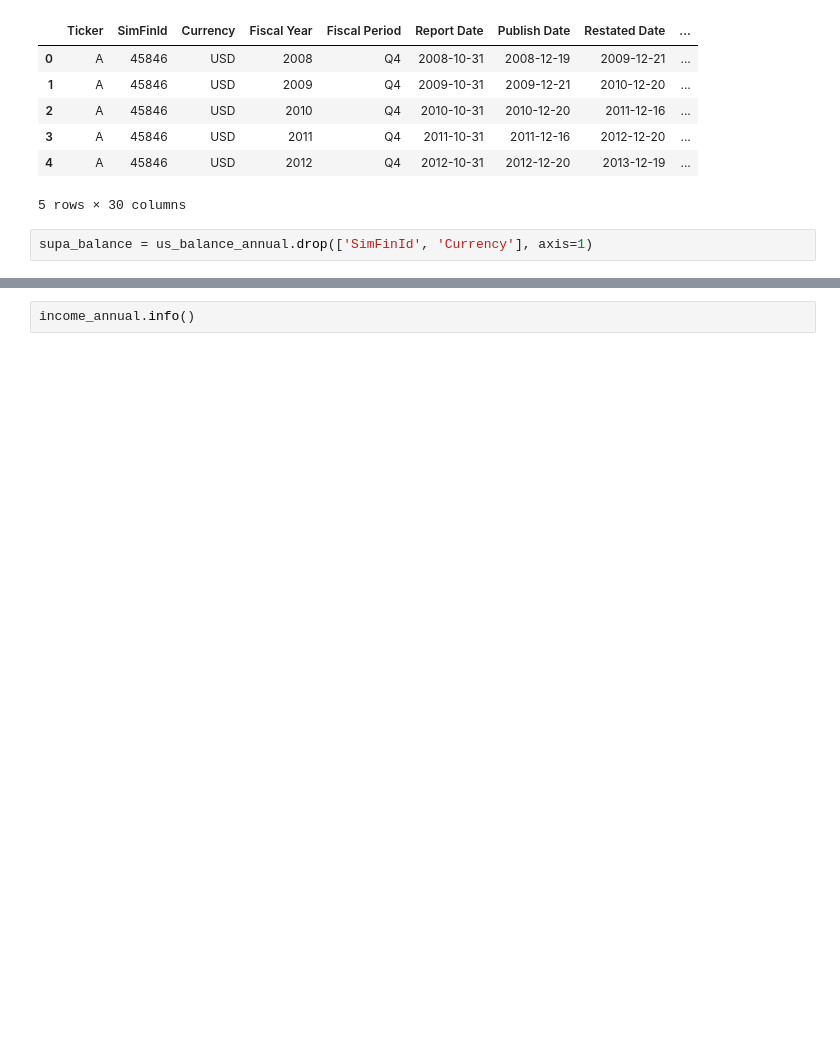
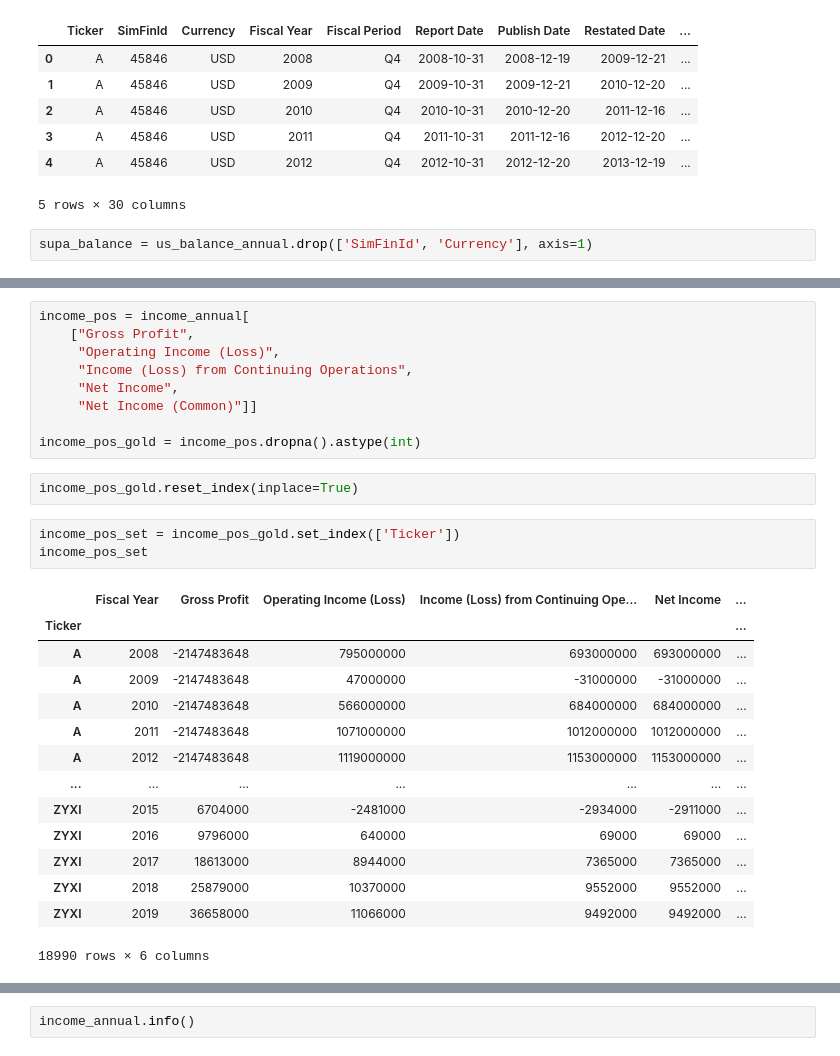
Before and after one commit to MuayThaiLegz/ScientificMethod_ForInvesting-, a Jupyter notebook: barrnun.ipynb, the cells around one changed output, grey strips where cells are left out. Drawn from its saved outputs; the diff is of its cells as text; blank space fills up the shorter version.

```diff
--- a/barrnun.ipynb
+++ b/barrnun.ipynb
@@ -232,0 +394,29 @@ NameError: name 'assess_NA' is not defined
+# %%
+income_pos = income_annual[
+    ["Gross Profit",
+     "Operating Income (Loss)",
+     "Income (Loss) from Continuing Operations",
+     "Net Income",
+     "Net Income (Common)"]]
+
+income_pos_gold = income_pos.dropna().astype(int)
+# %%
+income_pos_gold.reset_index(inplace=True)
+# %%
+income_pos_set = income_pos_gold.set_index(['Ticker'])
+income_pos_set
+# %% [output]
+|  | Fiscal Year | Gross Profit | Operating Income (Loss) | Income (Loss) from Continuing Ope... | Net Income | ... |
+| Ticker |  |  |  |  |  | ... |
+| A | 2008 | -2147483648 | 795000000 | 693000000 | 693000000 | ... |
+| A | 2009 | -2147483648 | 47000000 | -31000000 | -31000000 | ... |
+| A | 2010 | -2147483648 | 566000000 | 684000000 | 684000000 | ... |
+| A | 2011 | -2147483648 | 1071000000 | 1012000000 | 1012000000 | ... |
+| A | 2012 | -2147483648 | 1119000000 | 1153000000 | 1153000000 | ... |
+| ... | ... | ... | ... | ... | ... | ... |
+| ZYXI | 2015 | 6704000 | -2481000 | -2934000 | -2911000 | ... |
+| ZYXI | 2016 | 9796000 | 640000 | 69000 | 69000 | ... |
+| ZYXI | 2017 | 18613000 | 8944000 | 7365000 | 7365000 | ... |
+| ZYXI | 2018 | 25879000 | 10370000 | 9552000 | 9552000 | ... |
+| ZYXI | 2019 | 36658000 | 11066000 | 9492000 | 9492000 | ... |
+18990 rows × 6 columns
```
Also changed, not shown: parts of 77 cells of this notebook.
